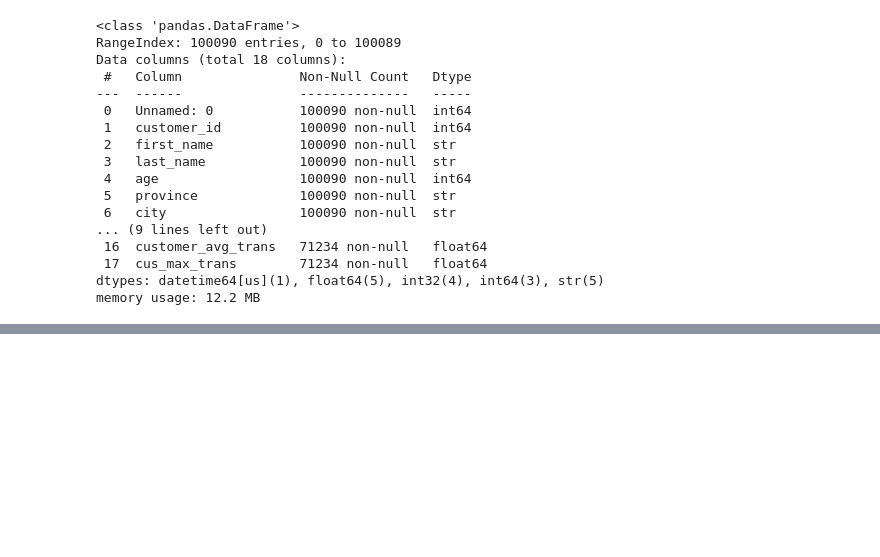
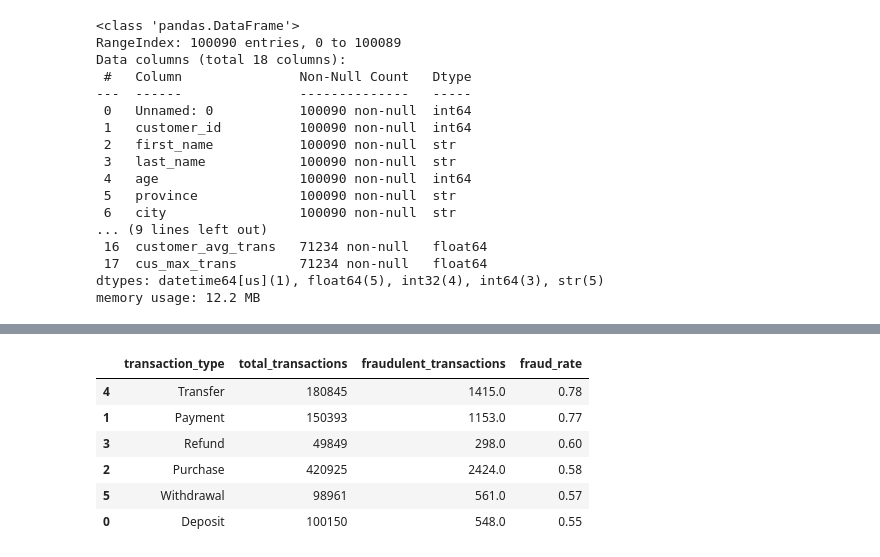
Before and after one commit to akonamajongile-a11y/bankguard, a Jupyter notebook: CleaningCustomers.ipynb, the cells around one changed output, grey strips where cells are left out. Cells and saved outputs as stored; diff of their text form; code cells hidden in the pictures; blank space fills up the shorter version.

```diff
--- a/CleaningCustomers.ipynb
+++ b/CleaningCustomers.ipynb
@@ -873,0 +1033,27 @@ memory usage: 12.2 MB
+# %%
+transaction_type_fraud_df = (
+    trans_fra
+    .groupby('transaction_type')
+    .agg(
+        total_transactions=('transaction_id', 'count'),
+        fraudulent_transactions=('is_fraud', 'sum'),
+        fraud_rate=('is_fraud', 'mean')
+    )
+    .reset_index()
+    .sort_values('fraud_rate', ascending=False)
+)
+
+# Convert fraud rate to percentage
+transaction_type_fraud_df['fraud_rate'] = (
+    transaction_type_fraud_df['fraud_rate'] * 100
+).round(2)
+
+transaction_type_fraud_df
+# %% [output]
+|  | transaction_type | total_transactions | fraudulent_transactions | fraud_rate |
+| 4 | Transfer | 180845 | 1415.0 | 0.78 |
+| 1 | Payment | 150393 | 1153.0 | 0.77 |
+| 3 | Refund | 49849 | 298.0 | 0.60 |
+| 2 | Purchase | 420925 | 2424.0 | 0.58 |
+| 5 | Withdrawal | 98961 | 561.0 | 0.57 |
+| 0 | Deposit | 100150 | 548.0 | 0.55 |
```
Also changed, not shown: parts of 13 cells of this notebook.
